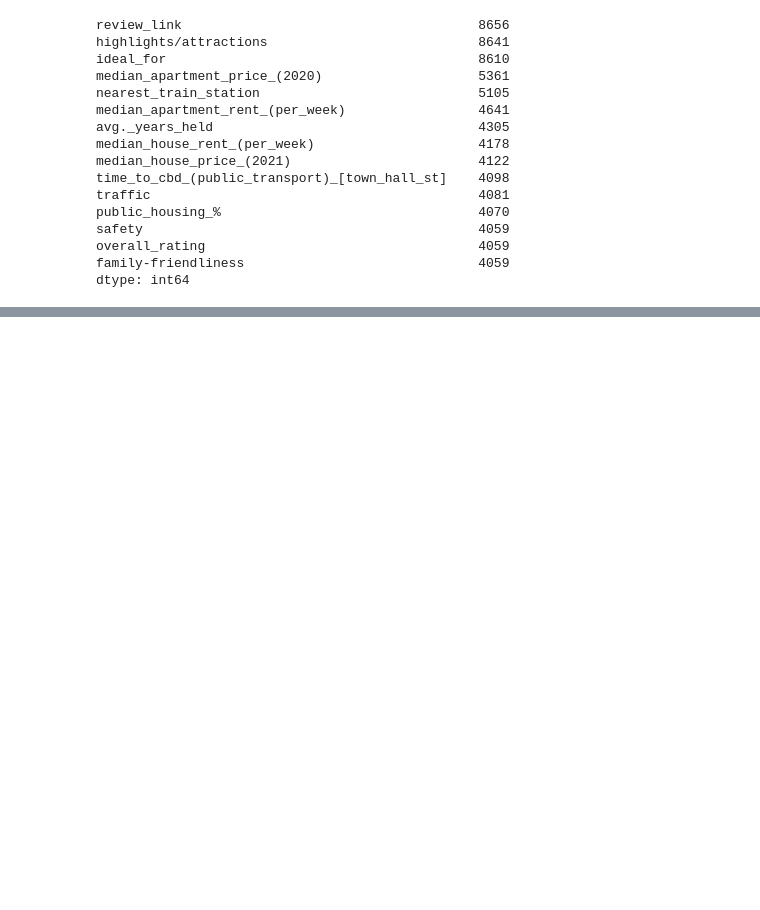
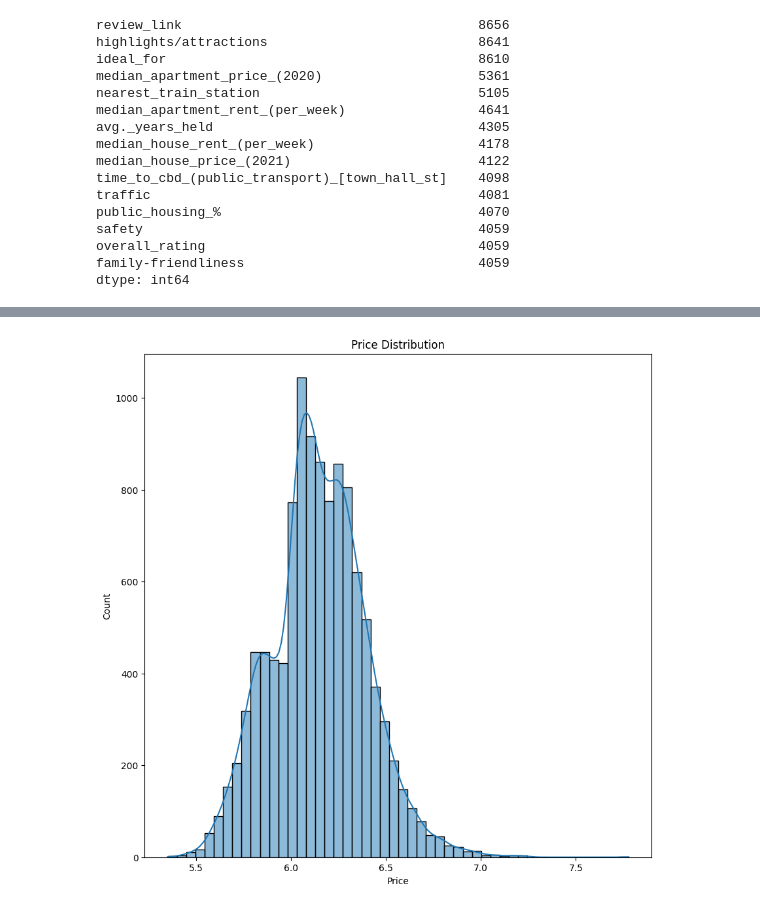
Before and after one commit to atharvakatkar/House_Pricing_Predictions, a Jupyter notebook: house_price_pred.ipynb, the cells around one changed output, grey strips where cells are left out. Saved outputs shown, nothing was run; the diff lists cells and outputs as text; code cells hidden in the pictures; blank space fills up the shorter version.

```diff
--- a/house_price_pred.ipynb
+++ b/house_price_pred.ipynb
@@ -246 +240,25 @@ For example, when doing 'df[col].method(value, inplace=True)', try using 'df.met
   Sydney_merged[col].fillna(Sydney_merged[col].mode()[0], inplace=True)
+# %%
+impute_cols = [
+    "avg._years_held",
+    "median_house_price_(2021)",
+    "median_house_rent_(per_week)",
+    "median_apartment_price_(2020)",
+    "median_apartment_rent_(per_week)"
+]
+
+for col in impute_cols:
+    if col in Sydney_merged.columns:
+        Sydney_merged[col].fillna(Sydney_merged[col].median(), inplace=True)
+
+mode_cols = [
+    "time_to_cbd_(public_transport)_[town_hall_st]",
+    "time_to_cbd_(driving)_[town_hall_st]",
+    "public_transport",
+    "affordability_(rental)",
+    "noise"
+]
+
+for col in mode_cols:
+    if col in Sydney_merged.columns:
+        Sydney_merged[col].fillna(Sydney_merged[col].mode()[0], inplace=True)
@@ -246,0 +299,13 @@ For example, when doing 'df[col].method(value, inplace=True)', try using 'df.met
+# %%
+drop_cols = [
+    "ethnic_breakdown_2016",  # unstructured text
+    "region",                 # mostly redundant with suburb
+    "population_(rounded)*",  # overlaps with existing population
+    "pet_friendliness",       # subjective, sparse
+    "nature",                 # subjective, sparse
+]
+Sydney_merged.drop(columns=drop_cols, inplace=True)
+# %%
+Sydney_merged.drop(columns=["median_house_price_(2020)", "%_change"], inplace=True)
+print(Sydney_merged.shape)
+print(Sydney_merged.isnull().sum().sort_values(ascending=False).head(10))
@@ -246,0 +338,9 @@ For example, when doing 'df[col].method(value, inplace=True)', try using 'df.met
+# %%
+plt.figure(figsize=(10,10))
+sns.histplot(np.log10(Sydney_merged["price"]), bins=50, kde=True)
+plt.title("Price Distribution")
+plt.xlabel("Price")
+plt.ylabel("Count")
+plt.show()
+# %% [output]
+[figure, added]
```
Also changed, not shown: parts of 17 cells of this notebook, 1 other file.
